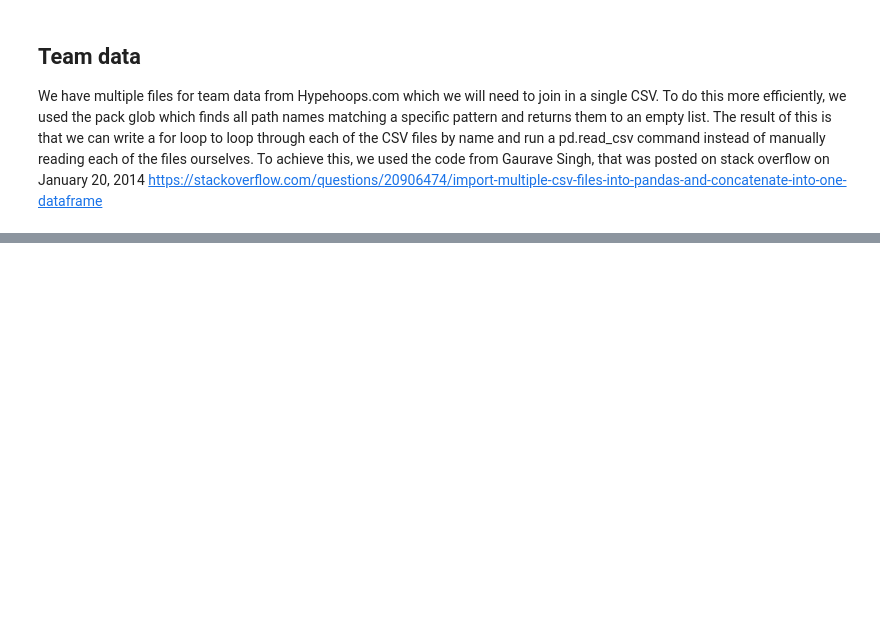
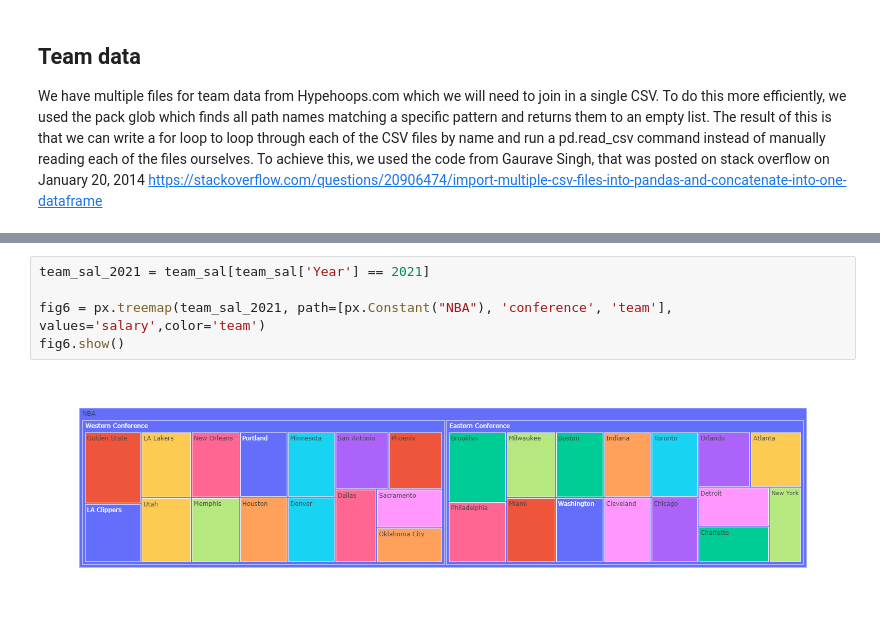
Before and after one commit to Ly-Mark/Data601_Project, a Jupyter notebook: Data601NBASalaries.ipynb, the cells around one changed output, grey strips where cells are left out. Saved outputs shown, nothing was run; the diff lists cells and outputs as text; blank space fills up the shorter version.

```diff
--- a/Data601NBASalaries.ipynb
+++ b/Data601NBASalaries.ipynb
@@ -324,0 +354,7 @@ team2021
+# %%
+team_sal_2021 = team_sal[team_sal['Year'] == 2021]
+
+fig6 = px.treemap(team_sal_2021, path=[px.Constant("NBA"), 'conference', 'team'], values='salary',color='team')
+fig6.show()
+# %% [output]
+[figure, added]
```
Also changed, not shown: parts of 5 cells of this notebook.
